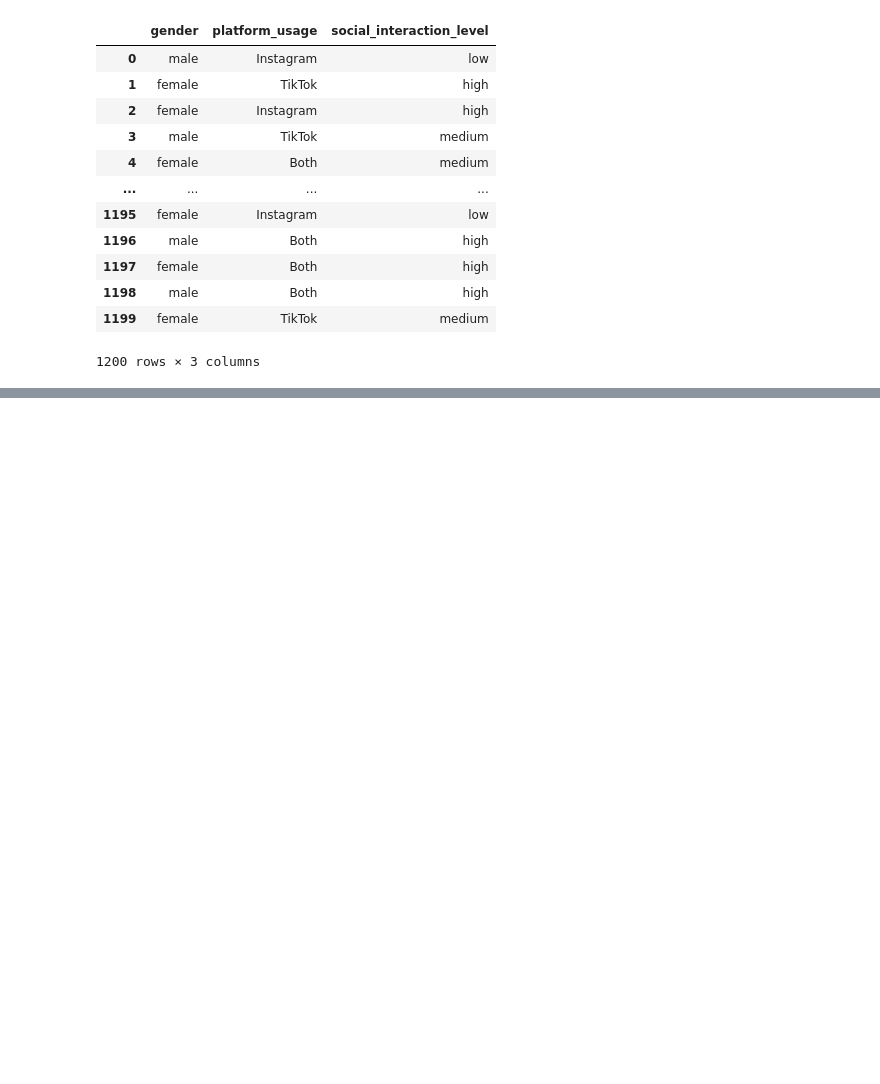
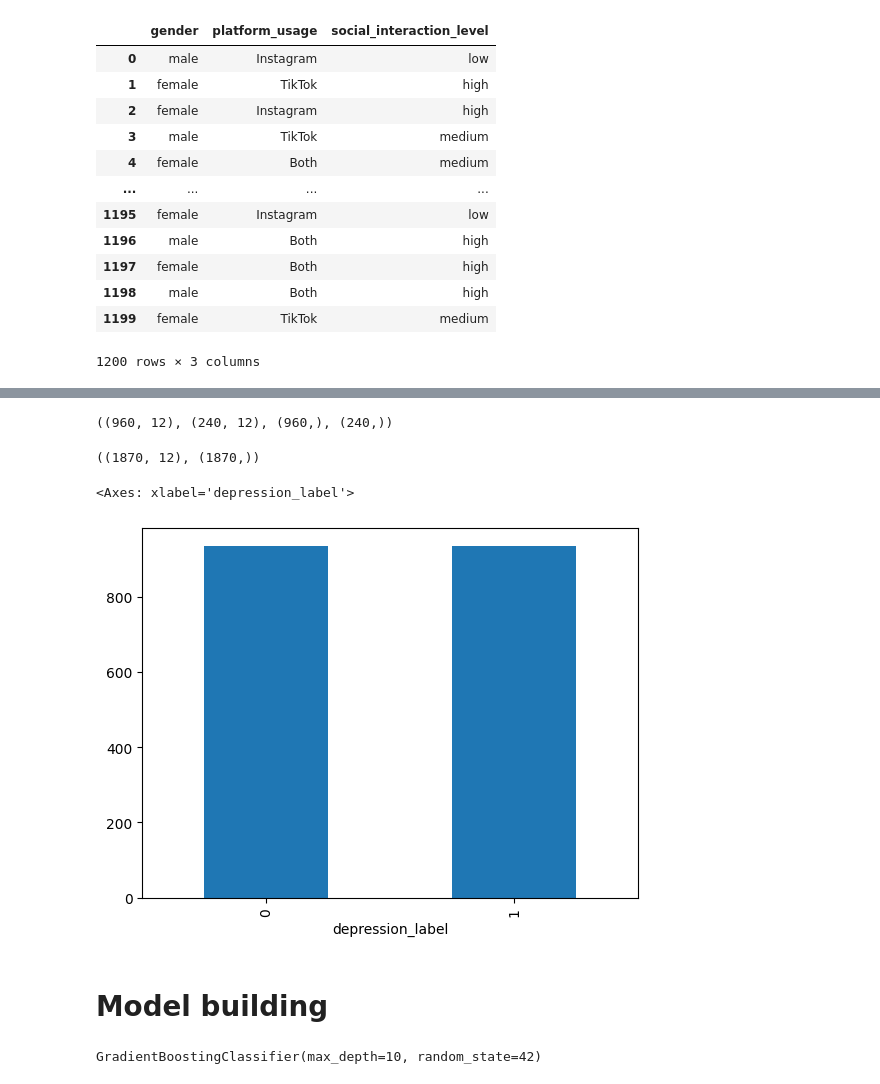
Before and after one commit to Diy-101/data_analysis, a Jupyter notebook: teenager_dataset.ipynb, the cells around one changed output, grey strips where cells are left out. Saved outputs shown, nothing was run; the diff lists cells and outputs as text; code cells hidden in the pictures; blank space fills up the shorter version.

```diff
--- a/teenager_dataset.ipynb
+++ b/teenager_dataset.ipynb
@@ -150,0 +188,10 @@ array([[189, 203, 193],
+# %%
+from sklearn.model_selection import train_test_split
+from sklearn.preprocessing import OrdinalEncoder
+from imblearn.over_sampling import SMOTE
+from sklearn.metrics import classification_report, confusion_matrix, accuracy_score, ConfusionMatrixDisplay
+
+ohe = OrdinalEncoder()
+cat_features_encoded = pd.DataFrame(ohe.fit_transform(cat_features), columns=ohe.get_feature_names_out(cat_features.columns))
+all_features = pd.concat([num_features, cat_features_encoded], axis=1)
+all_features.head()
@@ -150,0 +205,17 @@ array([[189, 203, 193],
+# %%
+X_train, X_test, y_train, y_test = train_test_split(all_features, target, test_size=0.2, random_state=42)
+X_train.shape, X_test.shape, y_train.shape, y_test.shape
+# %% [output]
+((960, 12), (240, 12), (960,), (240,))
+# %%
+X_train_resampled, y_train_resampled = SMOTE(random_state=42, k_neighbors=2).fit_resample(X_train, y_train)
+X_train_resampled.shape, y_train_resampled.shape
+# %% [output]
+((1870, 12), (1870,))
+# %%
+y_train_resampled.value_counts().plot(kind="bar")
+# %% [output]
+<Axes: xlabel='depression_label'>
+[figure, added]
+# %% [markdown]
+# Model building
@@ -150,0 +225,7 @@ array([[189, 203, 193],
+# %%
+model = GradientBoostingClassifier(
+                              max_depth=10,
+                              random_state=42)
+model.fit(X_train_resampled, y_train_resampled)
+# %% [output]
+GradientBoostingClassifier(max_depth=10, random_state=42)
```
Also changed, not shown: parts of 18 cells of this notebook.
